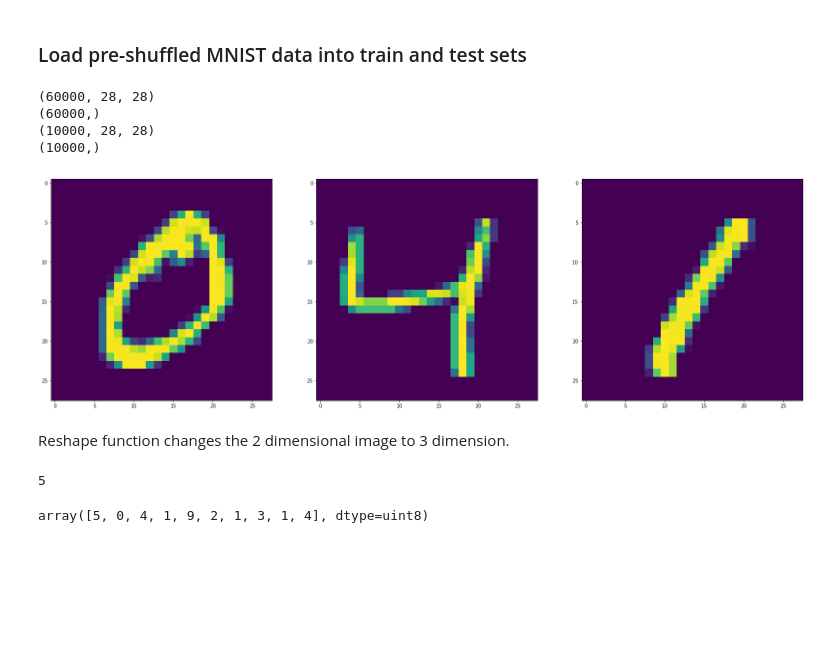
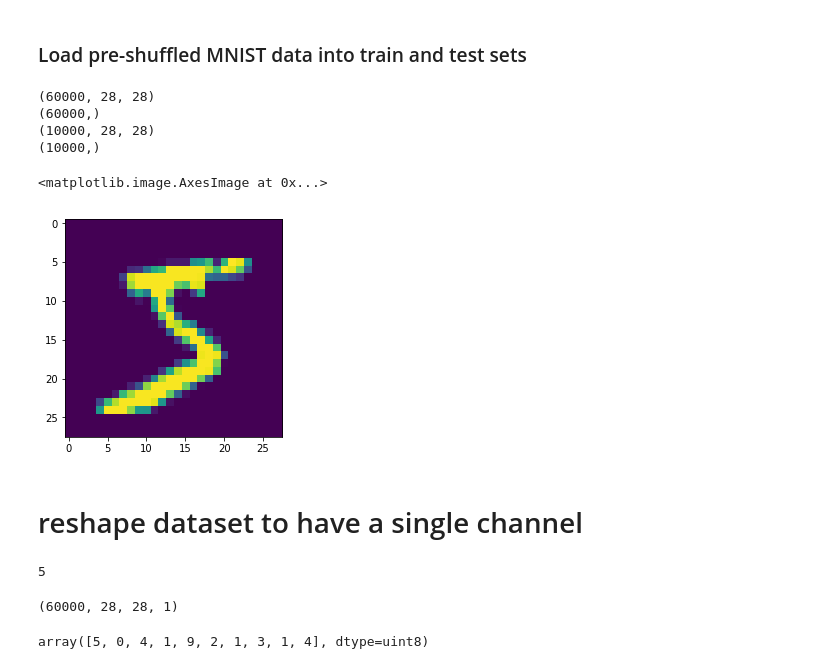
Before and after one commit to simandi2877/eva, a Jupyter notebook: Project5/ImgNormalizationv2.ipynb, the cells around one changed output. Saved outputs shown, nothing was run; the diff lists cells and outputs as text; code cells hidden in the pictures; blank space fills up the shorter version.

```diff
--- a/Project5/ImgNormalizationv2.ipynb
+++ b/Project5/ImgNormalizationv2.ipynb
@@ -42,39 +43,26 @@ from keras.datasets import mnist
 # %%
 print (X_train.shape)
 print (y_train.shape)
 print (X_test.shape)
 print (y_test.shape)
 from matplotlib import pyplot as plt
 %matplotlib inline
-#plt.imshow(X_train[0])
-
-#for i in range(10):
-#  plt.imshow(X_train[i])
-#plt.show()
-
-# print the X_train in the columns x row matrix
-fig=plt.figure(figsize=(28, 28))
-columns = 3
-rows = 1
-for i in range(1, columns*rows +1 ):
-    img = X_train[i]
-    fig.add_subplot(rows, columns, i)
-    plt.imshow(img)
-plt.show()
-
-X1_test = X_test
+plt.imshow(X_train[0])
 # %% [output]
 (60000, 28, 28)
 (60000,)
 (10000, 28, 28)
 (10000,)
+<matplotlib.image.AxesImage at 0x...>
-[figure, old version]
+[figure, new version]
-# %% [markdown]
-Reshape function changes the 2 dimensional image to 3 dimension.
+# %% [markdown]
+# reshape dataset to have a single channel
 # %%
 print(y_train[0])
 X_train = X_train.reshape(X_train.shape[0], 28, 28,1)
 X_test = X_test.reshape(X_test.shape[0], 28, 28,1)
+X_train.shape
 # %% [output]
 5
+(60000, 28, 28, 1)
 # %%
```
Also changed, not shown: parts of 5 cells of this notebook.
